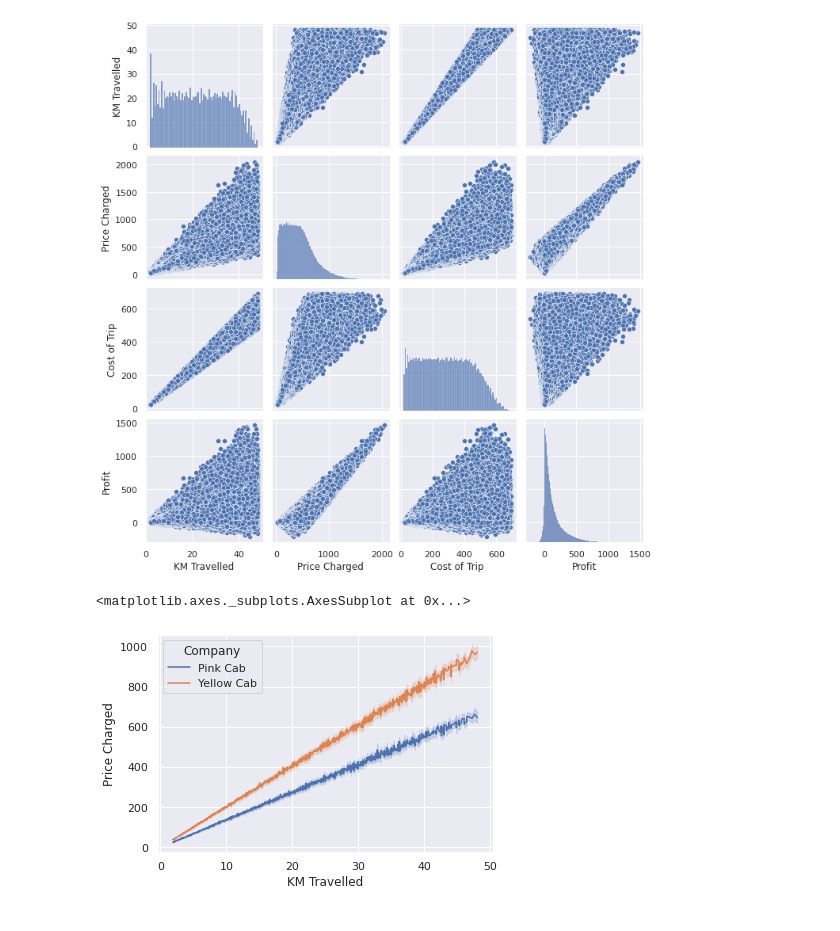
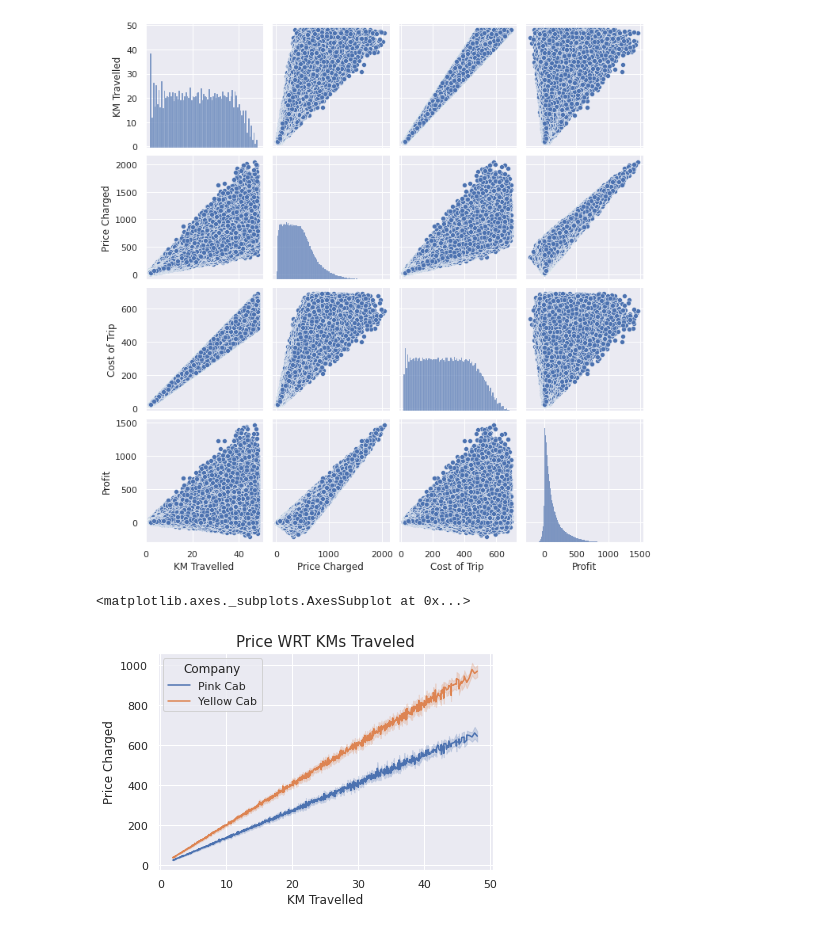
Before and after one commit to pnakinprabhakar/data, a Jupyter notebook: Week2/week2.ipynb, the cells around one changed output. Drawn from its saved outputs; the diff is of its cells as text; code cells hidden in the pictures.

```diff
--- a/Week2/week2.ipynb
+++ b/Week2/week2.ipynb
@@ -337,7 +343,9 @@ plt.show()
 # %% [output]
 [figure]
 # %%
+plt.title('Price WRT KMs Traveled', fontsize = 15)
+
 sns.lineplot(data=df,x='KM Travelled',y='Price Charged', hue='Company')
 # %% [output]
 <matplotlib.axes._subplots.AxesSubplot at 0x...>
-[figure, old version]
+[figure, new version]
```
Also changed, not shown: parts of 4 cells of this notebook.
